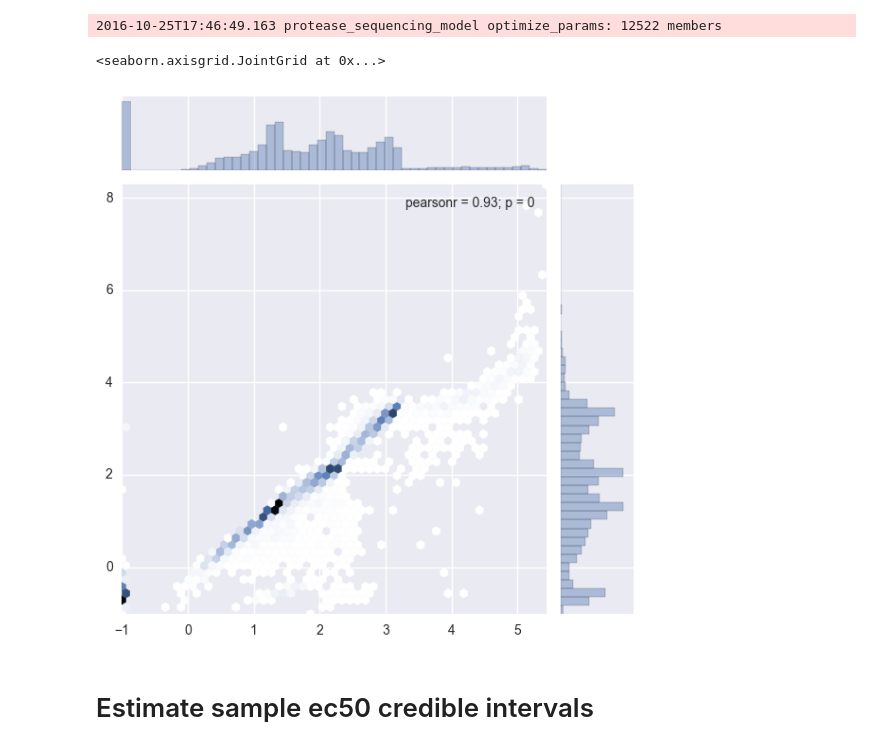
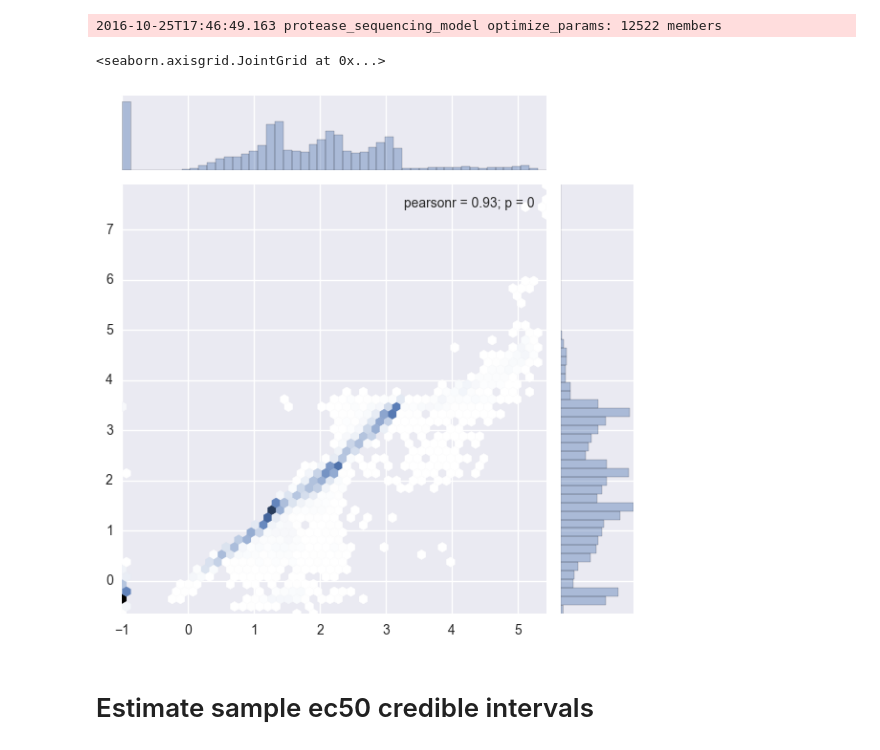
Before and after one commit to asford/protease_experimental_analysis, a Jupyter notebook: workspace/sequencing_model_example.ipynb, the cells around one changed output. Saved outputs shown, nothing was run; the diff lists cells and outputs as text; code cells hidden in the pictures.

```diff
--- a/workspace/sequencing_model_example.ipynb
+++ b/workspace/sequencing_model_example.ipynb
@@ -46,5 +47,5 @@ reload(protease_sequencing_model)
 # %%
 src_model = (
-    protease_sequencing_model.FractionalSelectionModel(response_fn="expit", homogenous_k=True)
+    protease_sequencing_model.FractionalSelectionModel(response_fn="LogisticResponse")
     .build_model(src_data))
 # %% [output]
@@ -88,11 +88,11 @@ opt_params = src_model.optimize_params()
 2016-10-25T17:46:49.163 protease_sequencing_model optimize_params: 12522 members
 # %%
 seaborn.jointplot(
-    chymo_fit_data["ec50"].values, default_map["sel_ec50"],
+    fit_data["ec50"].values, default_map["sel_ec50"],
     kind="hex", joint_kws=dict(mincnt=1))
 # %% [output]
 <seaborn.axisgrid.JointGrid at 0x...>
-[figure, old version]
+[figure, new version]
 # %% [markdown]
 # Estimate sample ec50 credible intervals
 # %%
```
Also changed, not shown: parts of 12 cells of this notebook, 2 other files.
